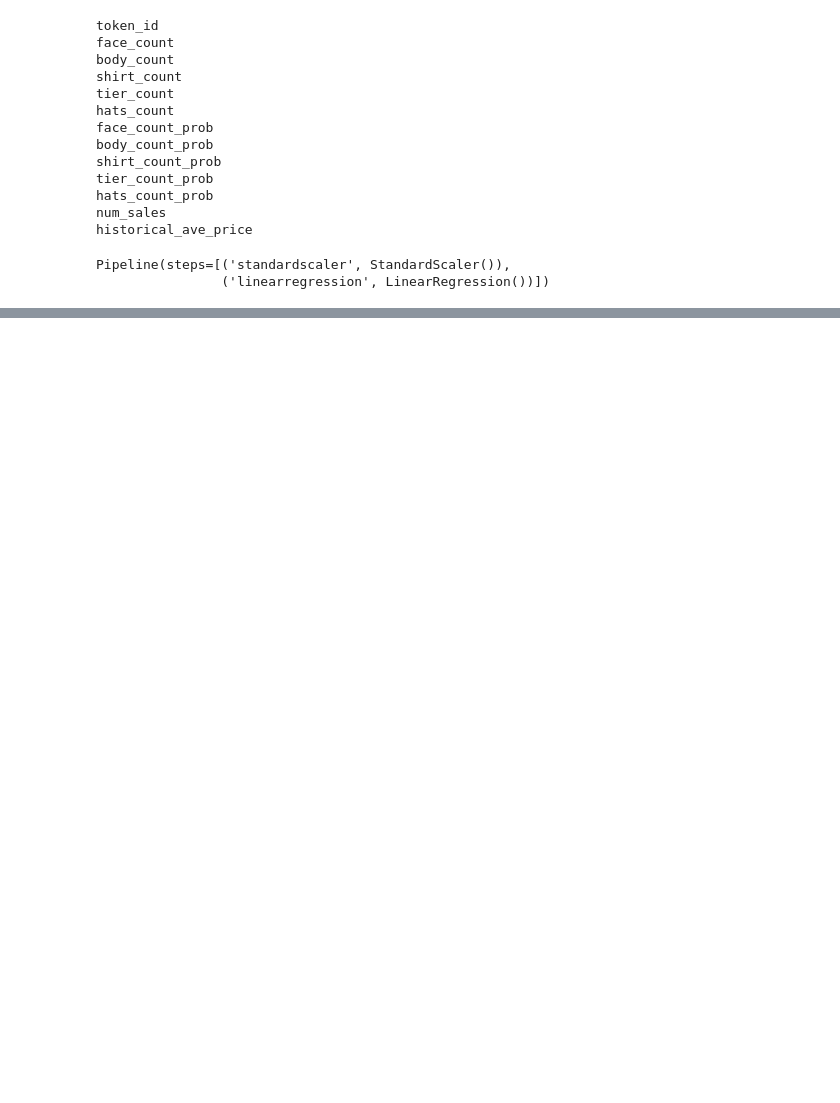
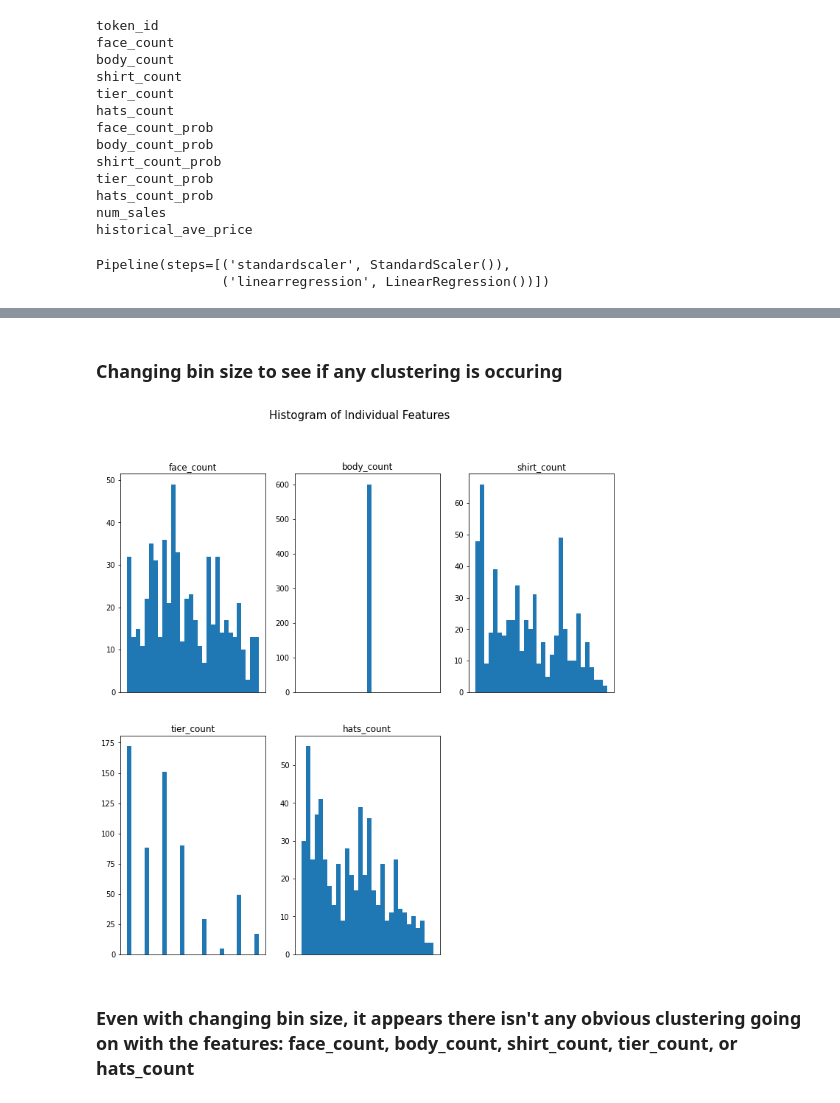
Before and after one commit to rgoding2004/W207-Project, a Jupyter notebook: NFT.ipynb, the cells around one changed output, grey strips where cells are left out. Saved outputs shown, nothing was run; the diff lists cells and outputs as text; code cells hidden in the pictures; blank space fills up the shorter version.

```diff
--- a/NFT.ipynb
+++ b/NFT.ipynb
@@ -821,0 +796,20 @@ X_train
+# %% [markdown]
+### Changing bin size to see if any clustering is occuring
+# %%
+#plot features to determine if any clustering is occuring
+plt.figure(figsize = (12, 12))
+plt.suptitle('Histogram of Individual Features', fontsize = 15)
+
+for i in range(0,5):
+    plt.subplot(2,3, i+1)
+    plt.hist(X_train.iloc[:,i+1], bins = 30)
+    colname = X_train.columns[i+1]
+    plt.subplot(2,3,i+1).set_title(colname)
+    plt.xticks([])
+
+
+plt.show()
+# %% [output]
+[figure, added]
+# %% [markdown]
+### Even with changing bin size, it appears there isn't any obvious clustering going on with the features: face_count, body_count, shirt_count, tier_count, or hats_count
```
Also changed, not shown: parts of 32 cells of this notebook.
